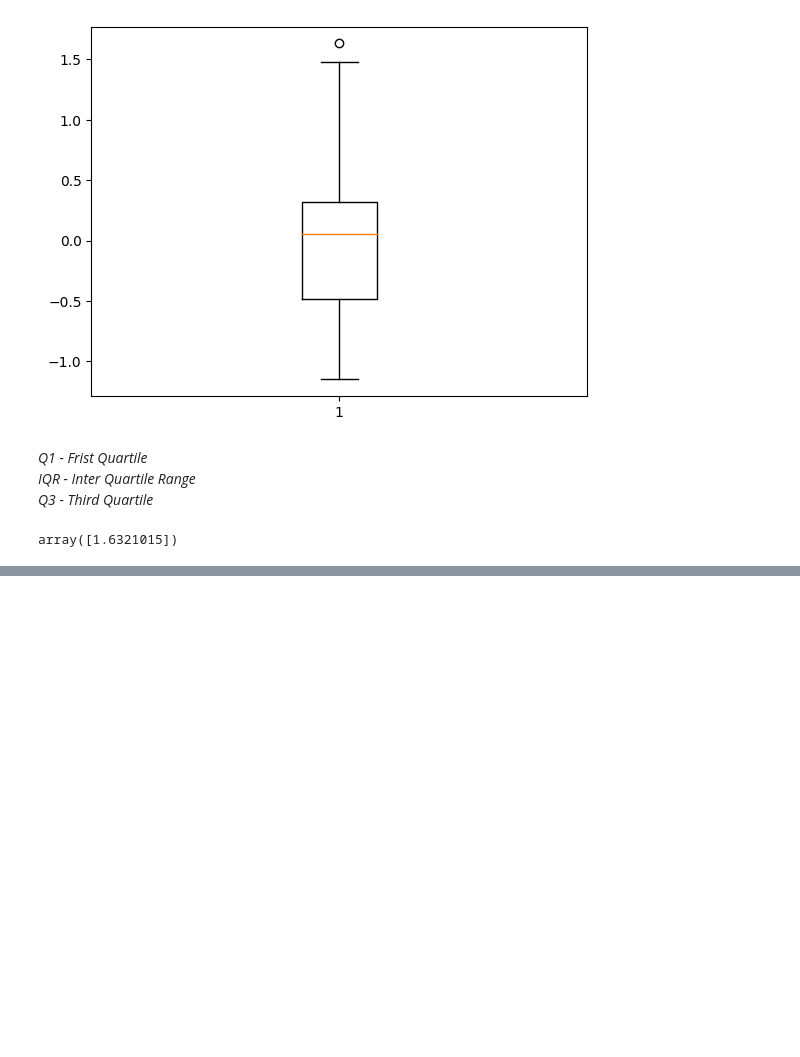
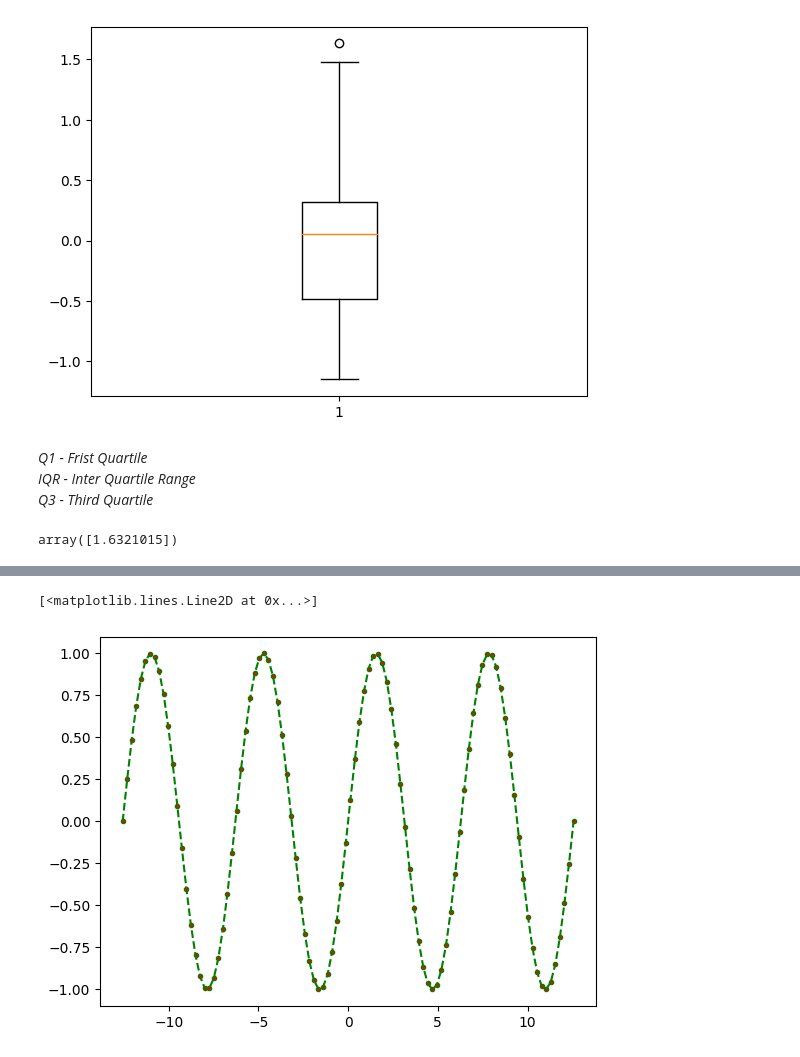
Before and after one commit to Navazdeen/ML_handson, a Jupyter notebook: Data Science/matplotlib.ipynb, the cells around one changed output, grey strips where cells are left out. Drawn from its saved outputs; the diff is of its cells as text; code cells hidden in the pictures; blank space fills up the shorter version.

```diff
--- a/Data Science/matplotlib.ipynb
+++ b/Data Science/matplotlib.ipynb
@@ -181,0 +179,7 @@ plt.legend()
+# %%
+x = np.linspace(-np.pi*4, np.pi*4, 100)
+y = np.sin(x)
+plt.plot(x, y, marker='o', color='green', markerfacecolor='red', linestyle='--', markersize=3)
+# %% [output]
+[<matplotlib.lines.Line2D at 0x...>]
+[figure, added]
```
Also changed, not shown: parts of 4 cells of this notebook, 2 other files.
